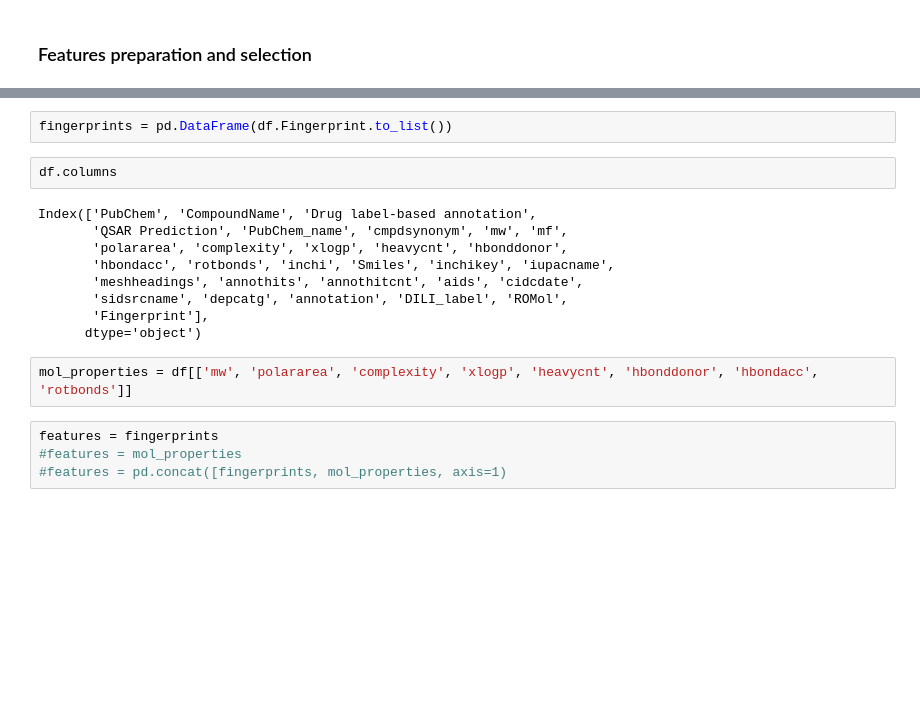
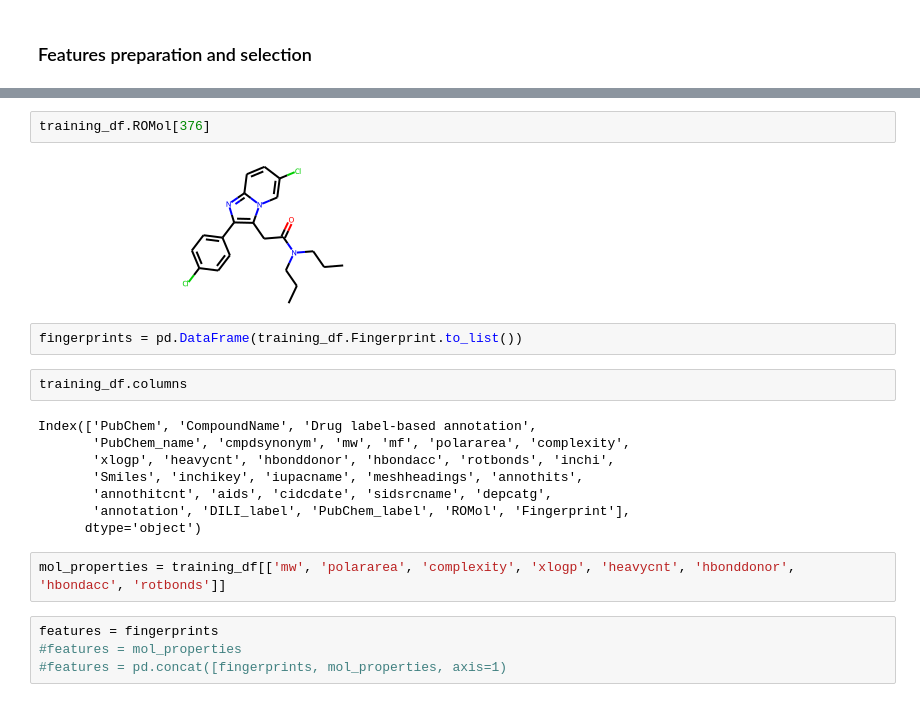
Before and after one commit to kuteykin/Liver-toxicity-predictor, a Jupyter notebook: DILI_predictor.ipynb, the cells around one changed output, grey strips where cells are left out. Saved outputs shown, nothing was run; the diff lists cells and outputs as text; blank space fills up the shorter version.

```diff
--- a/DILI_predictor.ipynb
+++ b/DILI_predictor.ipynb
@@ -402,18 +595,21 @@ df.head()
+# %%
+training_df.ROMol[376]
+# %% [output]
+[figure, added]
 # %%
-fingerprints = pd.DataFrame(df.Fingerprint.to_list())
+fingerprints = pd.DataFrame(training_df.Fingerprint.to_list())
 # %%
-df.columns
+training_df.columns
 # %% [output]
 Index(['PubChem', 'CompoundName', 'Drug label-based annotation',
-       'QSAR Prediction', 'PubChem_name', 'cmpdsynonym', 'mw', 'mf',
-       'polararea', 'complexity', 'xlogp', 'heavycnt', 'hbonddonor',
-       'hbondacc', 'rotbonds', 'inchi', 'Smiles', 'inchikey', 'iupacname',
-       'meshheadings', 'annothits', 'annothitcnt', 'aids', 'cidcdate',
-       'sidsrcname', 'depcatg', 'annotation', 'DILI_label', 'ROMol',
-       'Fingerprint'],
+       'PubChem_name', 'cmpdsynonym', 'mw', 'mf', 'polararea', 'complexity',
+       'xlogp', 'heavycnt', 'hbonddonor', 'hbondacc', 'rotbonds', 'inchi',
+       'Smiles', 'inchikey', 'iupacname', 'meshheadings', 'annothits',
+       'annothitcnt', 'aids', 'cidcdate', 'sidsrcname', 'depcatg',
+       'annotation', 'DILI_label', 'PubChem_label', 'ROMol', 'Fingerprint'],
       dtype='object')
 # %%
-mol_properties = df[['mw', 'polararea', 'complexity', 'xlogp', 'heavycnt', 'hbonddonor', 'hbondacc', 'rotbonds']]
+mol_properties = training_df[['mw', 'polararea', 'complexity', 'xlogp', 'heavycnt', 'hbonddonor', 'hbondacc', 'rotbonds']]
 # %%
 features = fingerprints
 #features = mol_properties
```
Also changed, not shown: parts of 116 cells of this notebook.
